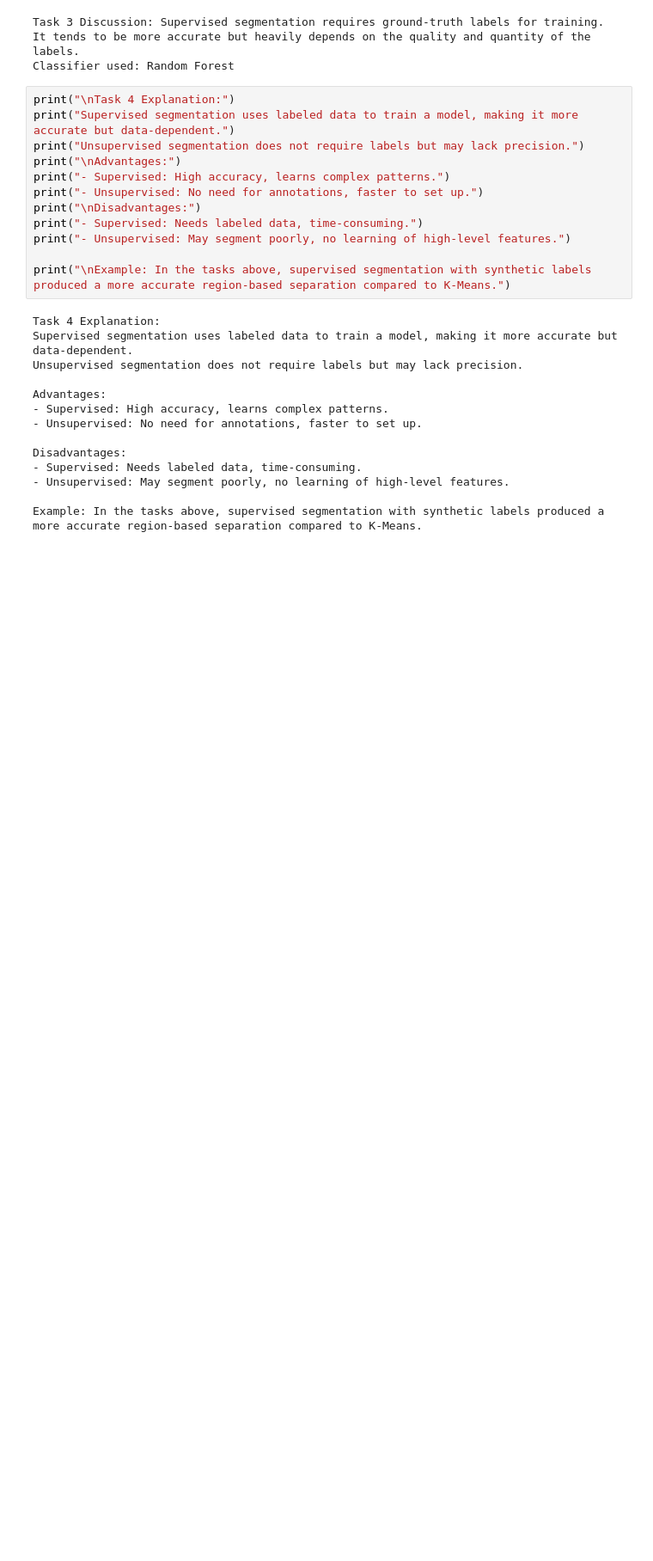
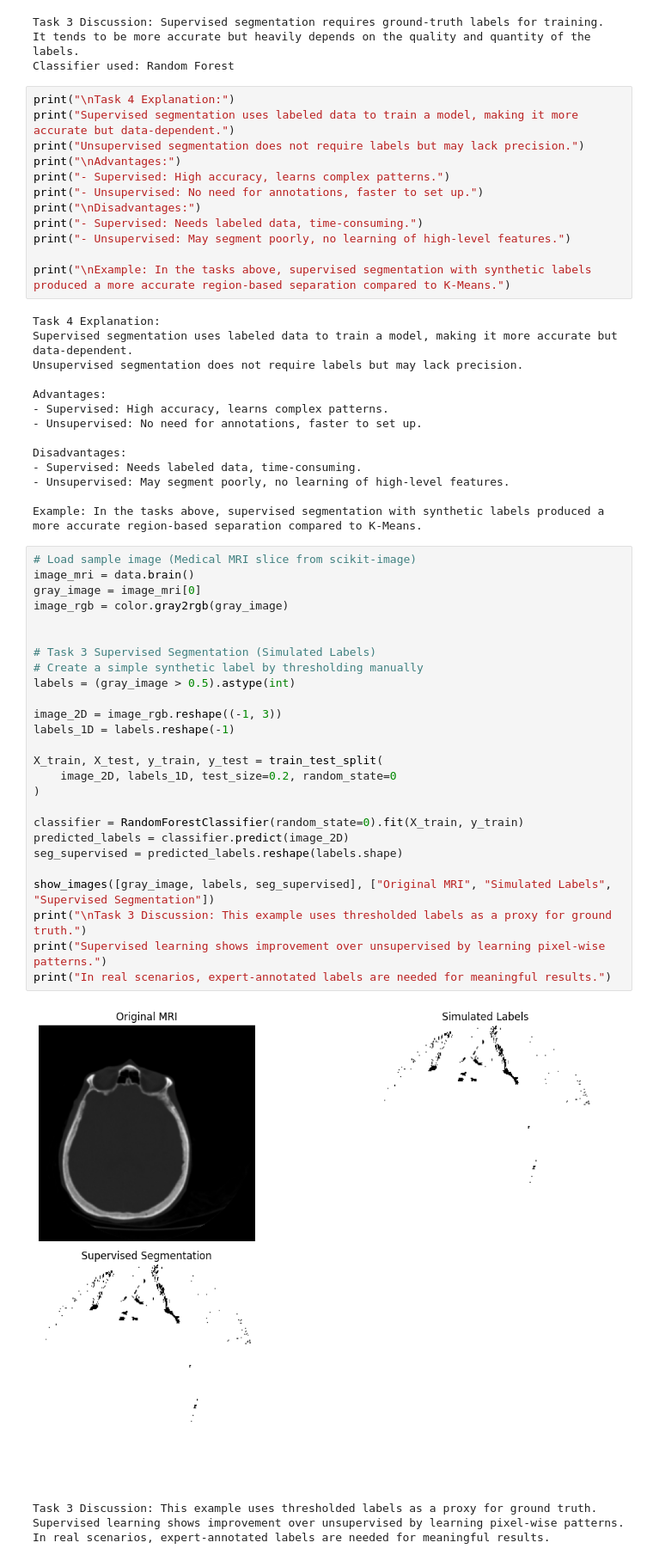
Before and after one commit to erisa03/computer-vision, a Jupyter notebook: Exercise2.ipynb, the cells around one changed output. Shown: that part at 86% size. Saved outputs shown, nothing was run; the diff lists cells and outputs as text; blank space fills up the shorter version.

```diff
--- a/Exercise2.ipynb
+++ b/Exercise2.ipynb
@@ -107,3 +107,34 @@ Disadvantages:
 - Unsupervised: May segment poorly, no learning of high-level features.
 
 Example: In the tasks above, supervised segmentation with synthetic labels produced a more accurate region-based separation compared to K-Means.
+# %%
+# Load sample image (Medical MRI slice from scikit-image)
+image_mri = data.brain()
+gray_image = image_mri[0]
+image_rgb = color.gray2rgb(gray_image)
+
+
+# Task 3 Supervised Segmentation (Simulated Labels)
+# Create a simple synthetic label by thresholding manually
+labels = (gray_image > 0.5).astype(int)
+
+image_2D = image_rgb.reshape((-1, 3))
+labels_1D = labels.reshape(-1)
+
+X_train, X_test, y_train, y_test = train_test_split(
+    image_2D, labels_1D, test_size=0.2, random_state=0
+)
+
+classifier = RandomForestClassifier(random_state=0).fit(X_train, y_train)
+predicted_labels = classifier.predict(image_2D)
+seg_supervised = predicted_labels.reshape(labels.shape)
+
+show_images([gray_image, labels, seg_supervised], ["Original MRI", "Simulated Labels", "Supervised Segmentation"])
+print("\nTask 3 Discussion: This example uses thresholded labels as a proxy for ground truth.")
+print("Supervised learning shows improvement over unsupervised by learning pixel-wise patterns.")
+print("In real scenarios, expert-annotated labels are needed for meaningful results.")
+# %% [output]
+[figure, added]
+Task 3 Discussion: This example uses thresholded labels as a proxy for ground truth.
+Supervised learning shows improvement over unsupervised by learning pixel-wise patterns.
+In real scenarios, expert-annotated labels are needed for meaningful results.
```
Also changed, not shown: parts of 1 cell of this notebook.
